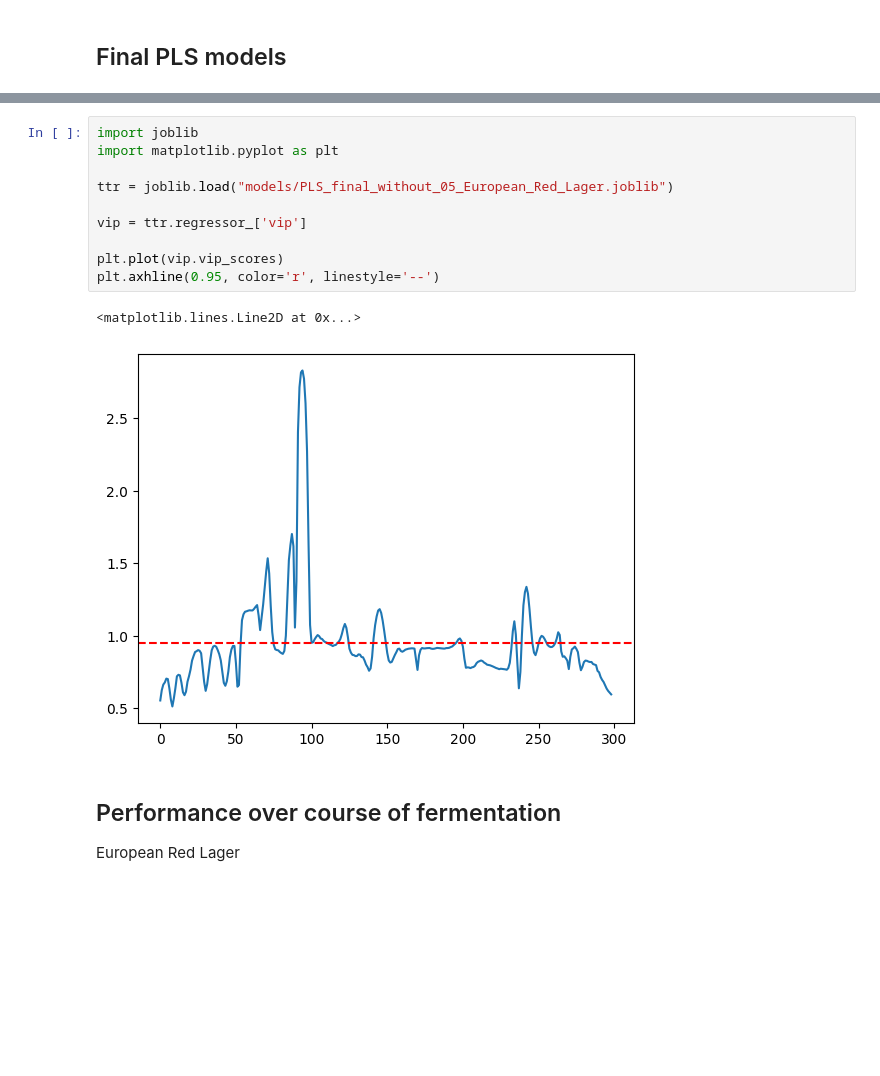
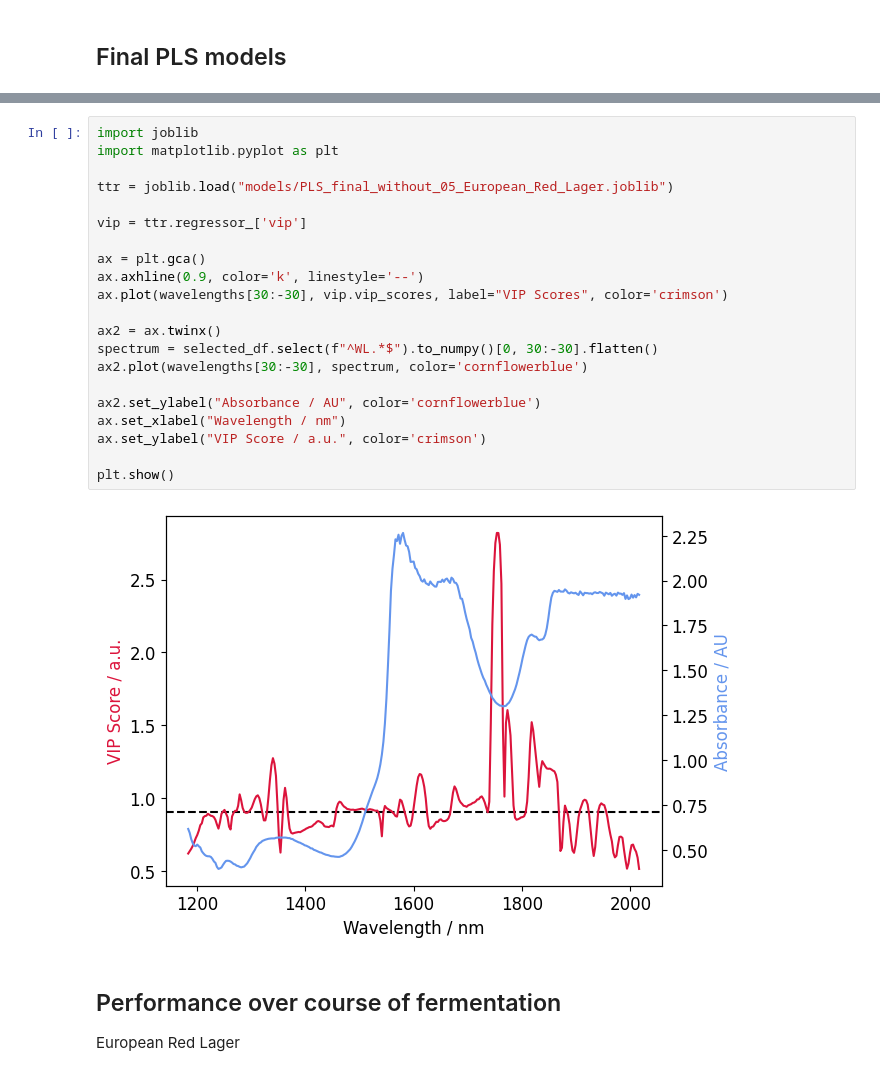
Before and after one commit to CTO-JKU/NIR-Beer-Fermentation-Monitoring, a Jupyter notebook: calibration.ipynb, the cells around one changed output, grey strips where cells are left out. Saved outputs shown, nothing was run; the diff lists cells and outputs as text; blank space fills up the shorter version.

```diff
--- a/calibration.ipynb
+++ b/calibration.ipynb
@@ -330,16 +328,26 @@ Holdout MSE for Ethanol: 0.0234, $R^2$: 0.9828
 # %%
 import joblib
 import matplotlib.pyplot as plt
 
 ttr = joblib.load("models/PLS_final_without_05_European_Red_Lager.joblib")
 
 vip = ttr.regressor_['vip']
 
-plt.plot(vip.vip_scores)
-plt.axhline(0.95, color='r', linestyle='--')
+ax = plt.gca()
+ax.axhline(0.9, color='k', linestyle='--')
+ax.plot(wavelengths[30:-30], vip.vip_scores, label="VIP Scores", color='crimson')
+
+ax2 = ax.twinx()
+spectrum = selected_df.select(f"^WL.*$").to_numpy()[0, 30:-30].flatten()
+ax2.plot(wavelengths[30:-30], spectrum, color='cornflowerblue')
+
+ax2.set_ylabel("Absorbance / AU", color='cornflowerblue')
+ax.set_xlabel("Wavelength / nm")
+ax.set_ylabel("VIP Score / a.u.", color='crimson')
+
+plt.show()
 # %% [output]
-<matplotlib.lines.Line2D at 0x...>
-[figure, old version]
+[figure, new version]
 # %% [markdown]
 ## Performance over course of fermentation
 European Red Lager
```
Also changed, not shown: parts of 3 cells of this notebook, 2 other files.
